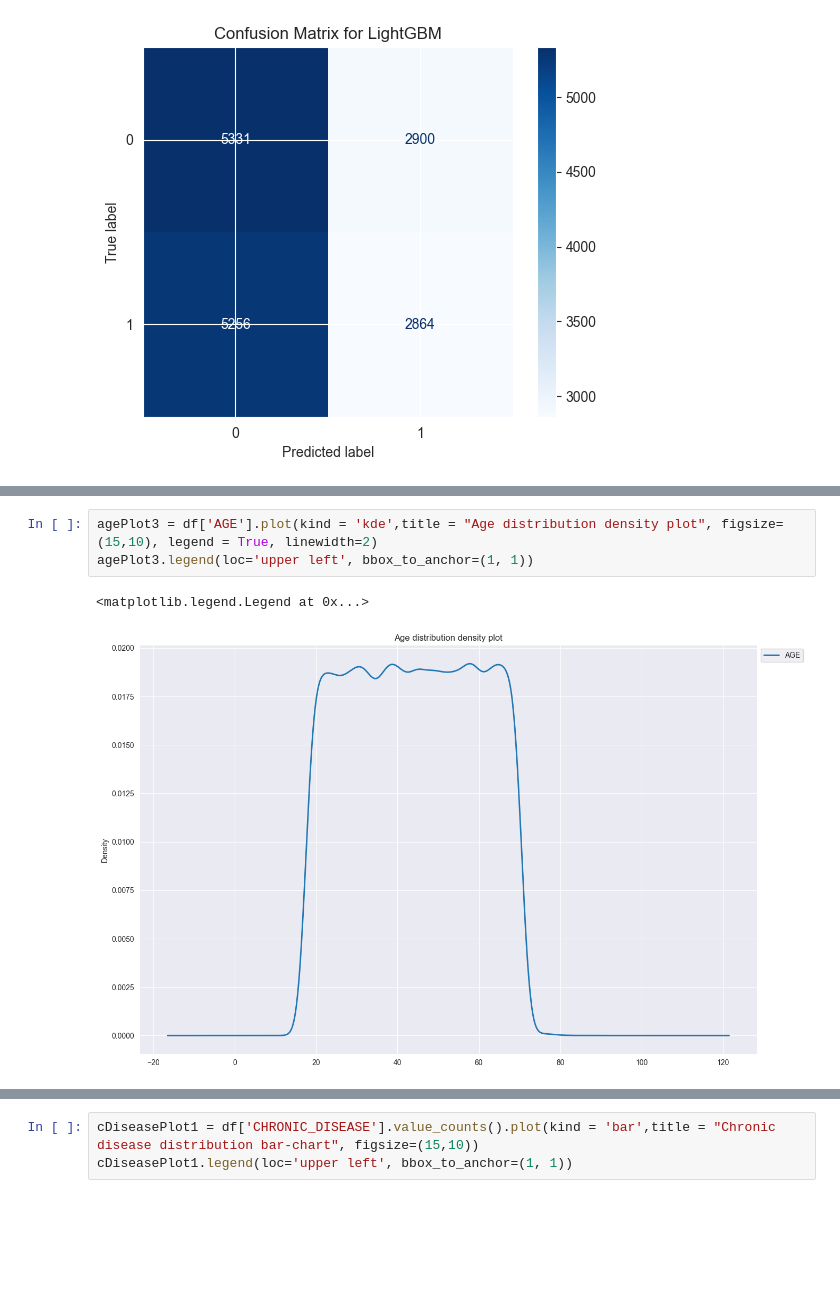
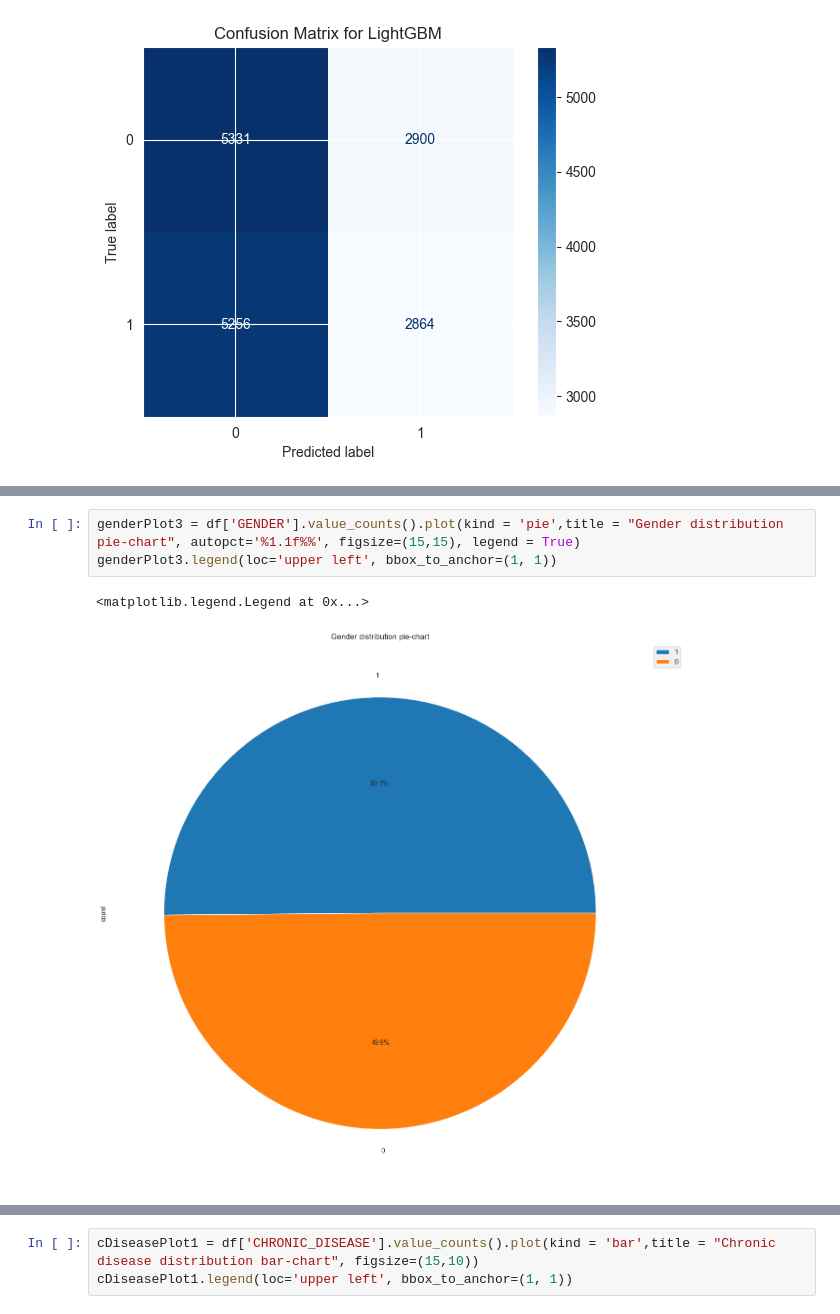
Before and after one commit to Souz0/FYP, a Jupyter notebook: Database_1.ipynb, the cells around one changed output, grey strips where cells are left out. Cells and saved outputs as stored; diff of their text form; blank space fills up the shorter version.

Commit message:
Changes to ranking importance of features as well as updated most relevant feature graphs

```diff
--- a/Database_1.ipynb
+++ b/Database_1.ipynb
@@ -454,6 +479,6 @@ agePlot2.legend(loc='upper left', bbox_to_anchor=(1, 1))
 # %%
-agePlot3 = df['AGE'].plot(kind = 'kde',title = "Age distribution density plot", figsize=(15,10), legend = True, linewidth=2)
-agePlot3.legend(loc='upper left', bbox_to_anchor=(1, 1))
+genderPlot3 = df['GENDER'].value_counts().plot(kind = 'pie',title = "Gender distribution pie-chart", autopct='%1.1f%%', figsize=(15,15), legend = True)
+genderPlot3.legend(loc='upper left', bbox_to_anchor=(1, 1))
 # %% [output]
 <matplotlib.legend.Legend at 0x...>
-[figure, old version]
+[figure, new version]
```
Also changed, not shown: parts of 16 cells of this notebook, 2 other files.
